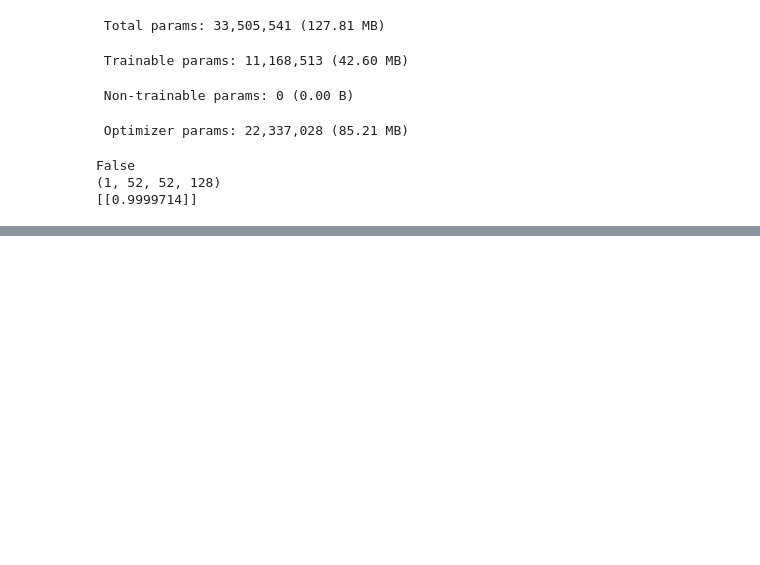
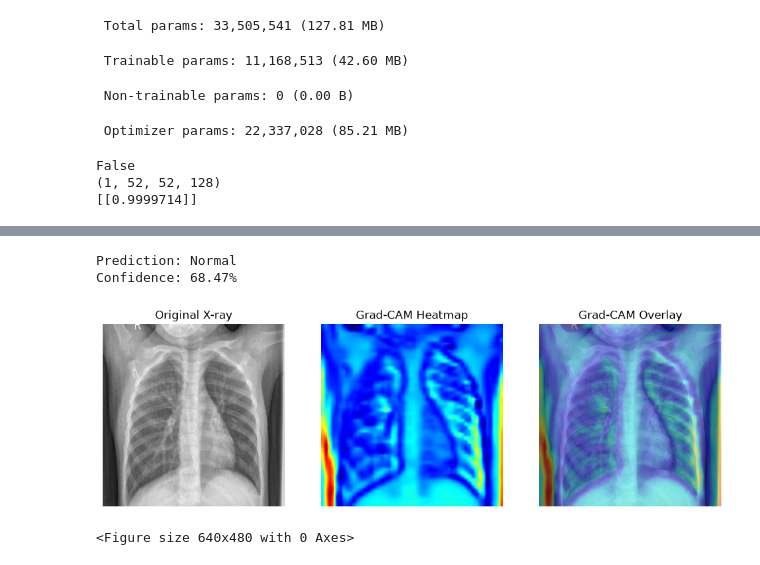
Before and after one commit to suhani2112/medical-image-classification-xai, a Jupyter notebook: notebooks/03_gradcam_explainability.ipynb, the cells around one changed output, grey strips where cells are left out. Cells and saved outputs as stored; diff of their text form; code cells hidden in the pictures; blank space fills up the shorter version.

```diff
--- a/notebooks/03_gradcam_explainability.ipynb
+++ b/notebooks/03_gradcam_explainability.ipynb
@@ -221,0 +373,15 @@ False
+# %%
+predict_xray(r"D:\chest xray\chest_xray\test\NORMAL\IM-0009-0001.jpeg")
+# %% [output]
+Prediction: Normal
+Confidence: 68.47%
+[figure, added]
+# %%
+plt.suptitle(
+    f"Prediction: {predicted_label} | Confidence: {confidence_percent:.2f}%",
+    fontsize=16,
+    fontweight="bold"
+)
+plt.show()
+# %% [output]
+<Figure size 640x480 with 0 Axes>
```
Also changed, not shown: parts of 18 cells of this notebook, 6 other files.
